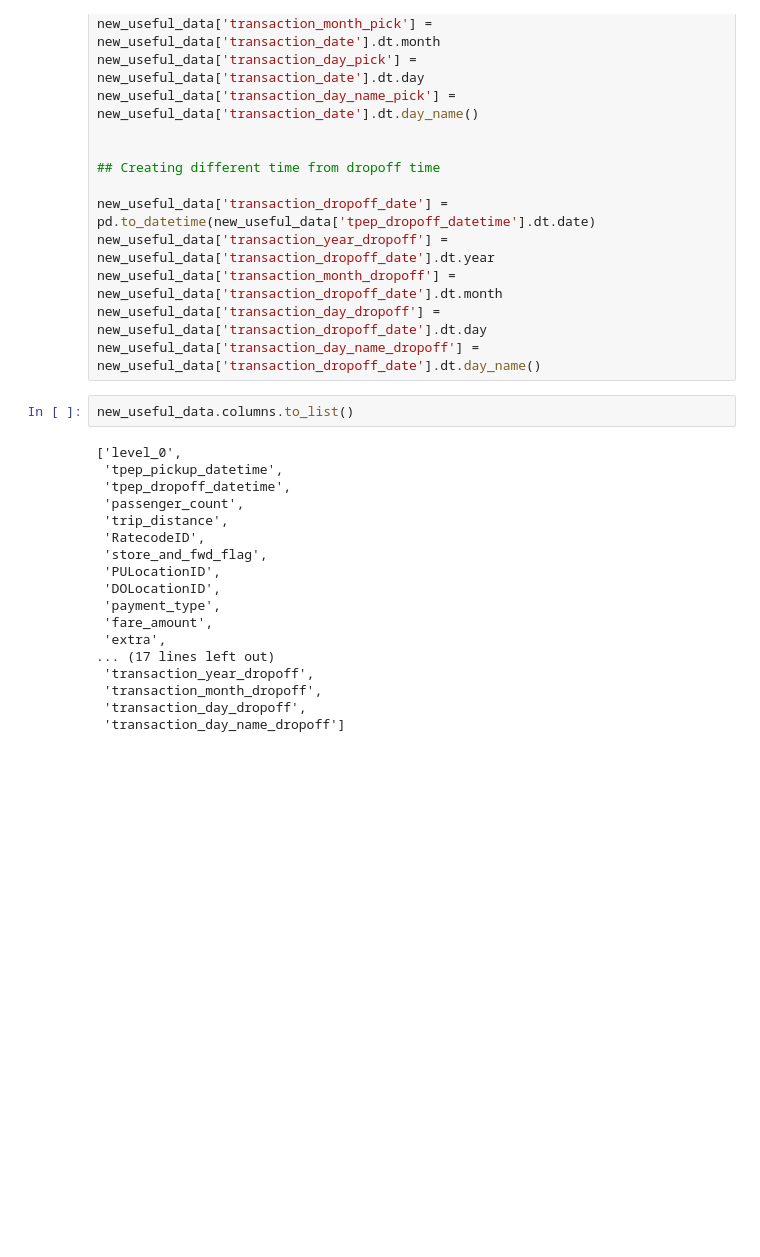
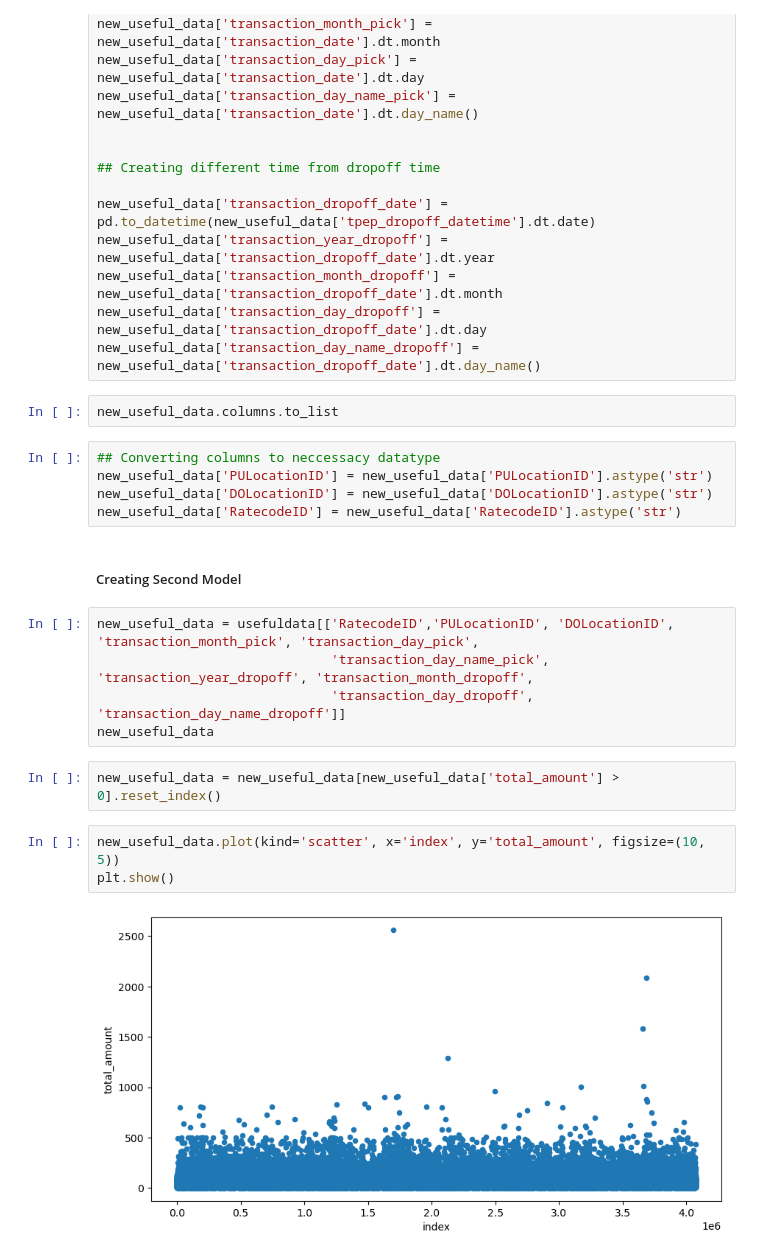
Before and after one commit to TinyHaitch/taxi_analysis, a Jupyter notebook: Untitled.ipynb, the cells around one changed output. Drawn from its saved outputs; the diff is of its cells as text; blank space fills up the shorter version.

```diff
--- a/Untitled.ipynb
+++ b/Untitled.ipynb
@@ -458,22 +443,23 @@ new_useful_data['transaction_month_dropoff'] = new_useful_data['transaction_drop
 new_useful_data['transaction_day_dropoff'] = new_useful_data['transaction_dropoff_date'].dt.day
 new_useful_data['transaction_day_name_dropoff'] = new_useful_data['transaction_dropoff_date'].dt.day_name()
 # %%
-new_useful_data.columns.to_list()
+new_useful_data.columns.to_list
-# %% [output]
-['level_0',
- 'tpep_pickup_datetime',
- 'tpep_dropoff_datetime',
- 'passenger_count',
- 'trip_distance',
- 'RatecodeID',
- 'store_and_fwd_flag',
- 'PULocationID',
- 'DOLocationID',
- 'payment_type',
- 'fare_amount',
- 'extra',
-... (17 lines left out)
- 'transaction_year_dropoff',
- 'transaction_month_dropoff',
- 'transaction_day_dropoff',
- 'transaction_day_name_dropoff']
+# %%
+## Converting columns to neccessacy datatype
+new_useful_data['PULocationID'] = new_useful_data['PULocationID'].astype('str')
+new_useful_data['DOLocationID'] = new_useful_data['DOLocationID'].astype('str')
+new_useful_data['RatecodeID'] = new_useful_data['RatecodeID'].astype('str')
+# %% [markdown]
+##### Creating Second Model
+# %%
+new_useful_data = usefuldata[['RatecodeID','PULocationID', 'DOLocationID', 'transaction_month_pick', 'transaction_day_pick',
+                              'transaction_day_name_pick', 'transaction_year_dropoff', 'transaction_month_dropoff',
+                              'transaction_day_dropoff', 'transaction_day_name_dropoff']]
+new_useful_data
+# %%
+new_useful_data = new_useful_data[new_useful_data['total_amount'] > 0].reset_index()
+# %%
+new_useful_data.plot(kind='scatter', x='index', y='total_amount', figsize=(10, 5))
+plt.show()
+# %% [output]
+[figure, added]
```
Also changed, not shown: parts of 9 cells of this notebook.
